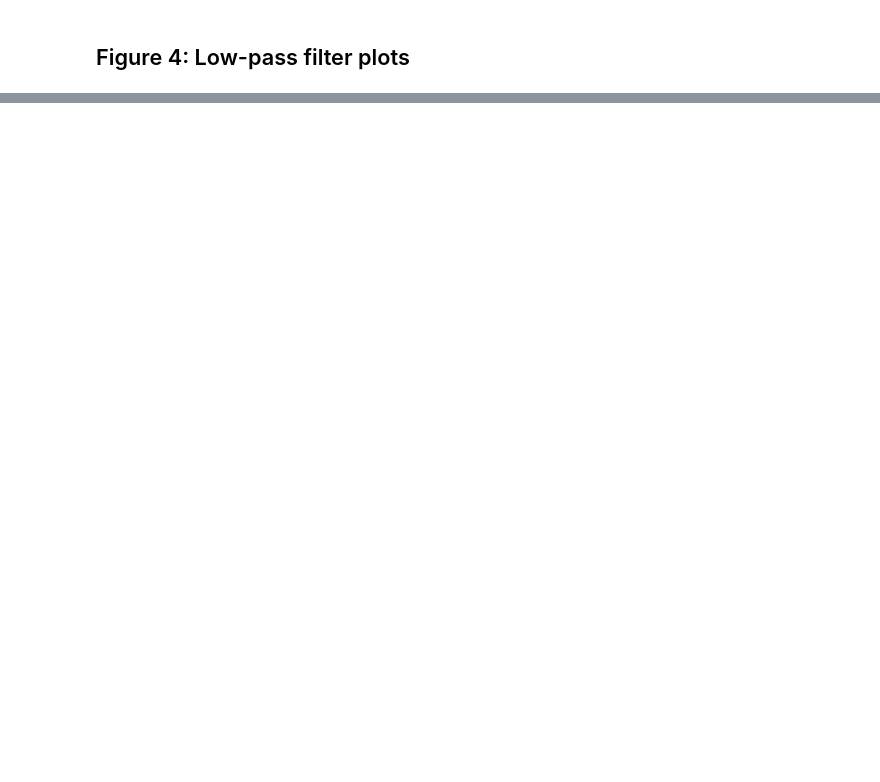
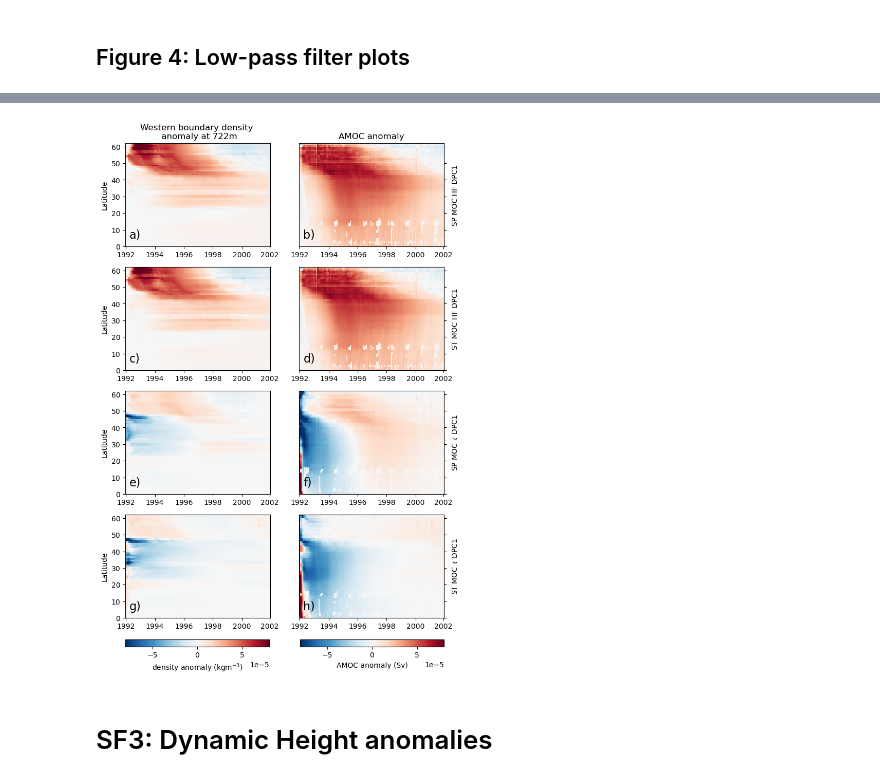
Before and after one commit to ds4g15/AMOC_DPC_paper, a Jupyter notebook: 5_AMOC_diagnostics.ipynb, the cells around one changed output, grey strips where cells are left out. Cells and saved outputs as stored; diff of their text form; code cells hidden in the pictures; blank space fills up the shorter version.

```diff
--- a/5_AMOC_diagnostics.ipynb
+++ b/5_AMOC_diagnostics.ipynb
@@ -335,0 +591,19 @@ fig.set_size_inches(18,12)
+# %%
+#OG
+NP=3
+atlmsk=ecco.get_basin_mask(['atl'],mask=GDS.hFacC,less_output=True);
+wbccs=atlmsk.isel(tile=[10,11]).cumsum('j').values
+wbccs[wbccs>NP]=0
+wbccs[wbccs>0]=1
+wbcmsk=np.zeros((50,13,90,90))
+wbcmsk[:,10:12,:,:]=wbccs
+# plt.pcolormesh(wbcmsk[0,10,:]+GDS.hFacC.isel(k=0,tile=10))
+# %%
+%%time
+zidx=25
+loni,lati,WBDv4_cntrl=interp_to_latlon_timevarying(GDS.XC.values,GDS.YC.values,(ρDSv4_cntrl.RHOAnoma*wbcmsk).isel(k=zidx).values)#*GDS.drF.values[None,:,None,None,None]).sum(axis=1))
+
+loni,lati,WBD55_hflux=interp_to_latlon_timevarying(GDS.XC.values,GDS.YC.values,((ρDS55_hflux.RHOAnoma-ρDSv4_cntrl.RHOAnoma)*wbcmsk).isel(k=zidx).values)#*GDS.drF.values[None,:,None,None,None]).sum(axis=1))
+loni,lati,WBD25_hflux=interp_to_latlon_timevarying(GDS.XC.values,GDS.YC.values,((ρDS25_hflux.RHOAnoma-ρDSv4_cntrl.RHOAnoma)*wbcmsk).isel(k=zidx).values)#*GDS.drF.values[None,:,None,None,None]).sum(axis=1))
+loni,lati,WBD25_tauxy=interp_to_latlon_timevarying(GDS.XC.values,GDS.YC.values,((ρDS25_tauxy.RHOAnoma-ρDSv4_cntrl.RHOAnoma)*wbcmsk).isel(k=zidx).values)#*GDS.drF.values[None,:,None,None,None]).sum(axis=1))
+loni,lati,WBD55_tauxy=interp_to_latlon_timevarying(GDS.XC.values,GDS.YC.values,((ρDS55_tauxy.RHOAnoma-ρDSv4_cntrl.RHOAnoma)*wbcmsk).isel(k=zidx).values)#*GDS.drF.values[None,:,None,None,None]).sum(axis=1))
@@ -335,0 +613,44 @@ fig.set_size_inches(18,12)
+# %%
+fig,ax=plt.subplots(4,2)
+t=MOC25_tauxy.time[:120]
+CMAP=plt.cm.get_cmap('RdBu_r').__copy__()
+CMAP.set_bad('k')
+VLIM=8e-5
+p00=ax[0,0].pcolormesh(t,lati,(WBD55_hflux).sum(axis=1)[:120].T/3,vmin=-VLIM,vmax=VLIM,cmap=CMAP)
+p10=ax[1,0].pcolormesh(t,lati,(WBD25_hflux).sum(axis=1)[:120].T/3,vmin=-VLIM,vmax=VLIM,cmap=CMAP)
+p20=ax[2,0].pcolormesh(t,lati,(WBD55_tauxy).sum(axis=1)[:120].T/3,vmin=-VLIM,vmax=VLIM,cmap=CMAP)
+p30=ax[3,0].pcolormesh(t,lati,(WBD25_tauxy).sum(axis=1)[:120].T/3,vmin=-VLIM,vmax=VLIM,cmap=CMAP)
+
+cbax=fig.add_axes([0.125,0.03,0.35,0.05])
+cb=fig.colorbar(p00,ax=cbax,fraction=0.9,orientation='horizontal')
+cb.ax.set_xlabel(r'density anomaly (kgm$^{-3}$)')
+cbax.set_visible(False)
+
+VLIM=2e-3
+p01=ax[0,1].pcolormesh(t,lati,(MOC55_hflux-MOCv4_cntrl)[:,:120],vmin=-VLIM,vmax=VLIM,cmap=CMAP)
+p11=ax[1,1].pcolormesh(t,lati,(MOC25_hflux-MOCv4_cntrl)[:,:120],vmin=-VLIM,vmax=VLIM,cmap=CMAP)
+p21=ax[2,1].pcolormesh(t,lati,(MOC55_tauxy-MOCv4_cntrl)[:,:120],vmin=-VLIM,vmax=VLIM,cmap=CMAP)
+p31=ax[3,1].pcolormesh(t,lati,(MOC25_tauxy-MOCv4_cntrl)[:,:120],vmin=-VLIM,vmax=VLIM,cmap=CMAP)
+
+cbax=fig.add_axes([0.55,0.03,0.35,0.05])
+cb=fig.colorbar(p10,ax=cbax,fraction=0.9,orientation='horizontal')
+cb.ax.set_xlabel('AMOC anomaly (Sv)')
+cbax.set_visible(False)
+
+ax[0,0].set_title('Western boundary density \n anomaly at 722m')
+ax[0,1].set_title('AMOC anomaly')
+[ax[i,1].yaxis.tick_right() for i in range(4)]
+[ax[i,1].set_ylabel(['SP MOC HF DPC1','ST MOC HF DPC1',r'SP MOC $\tau$ DPC1',r'ST MOC $\tau$ DPC1'][i]) for i in range(4)]
+[ax[i,1].yaxis.set_label_position('right') for i in range(4)]
+[ax[i,1].set_yticklabels([]) for i in range(4)]
+[ax[i,0].set_ylabel('Latitude') for i in range(4)]
+[a.set_xticks(np.hstack([t[::24],t[-1]])) for a in ax.flatten()]
+[a.set_xticklabels(['1992','1994','1996','1998','2000','2002']) for a in ax.flatten()]
+[a.set_ylim(0,62) for a in ax.flatten()]
+# fig.colorbar(p00,ax=ax[0,0])
+
+[ax.flatten()[i].text(t[3],5,['a)','b)','c)','d)','e)','f)','g)','h)'][i],fontsize=16) for i in [0,1,2,3,4,5,6,7]]
+
+fig.set_size_inches(8,12)
+# %% [output]
+[figure, added]
@@ -335,0 +659,2 @@ fig.set_size_inches(18,12)
+# %% [markdown]
+# SF3: Dynamic Height anomalies
```
Also changed, not shown: parts of 34 cells of this notebook, 3 other files.
